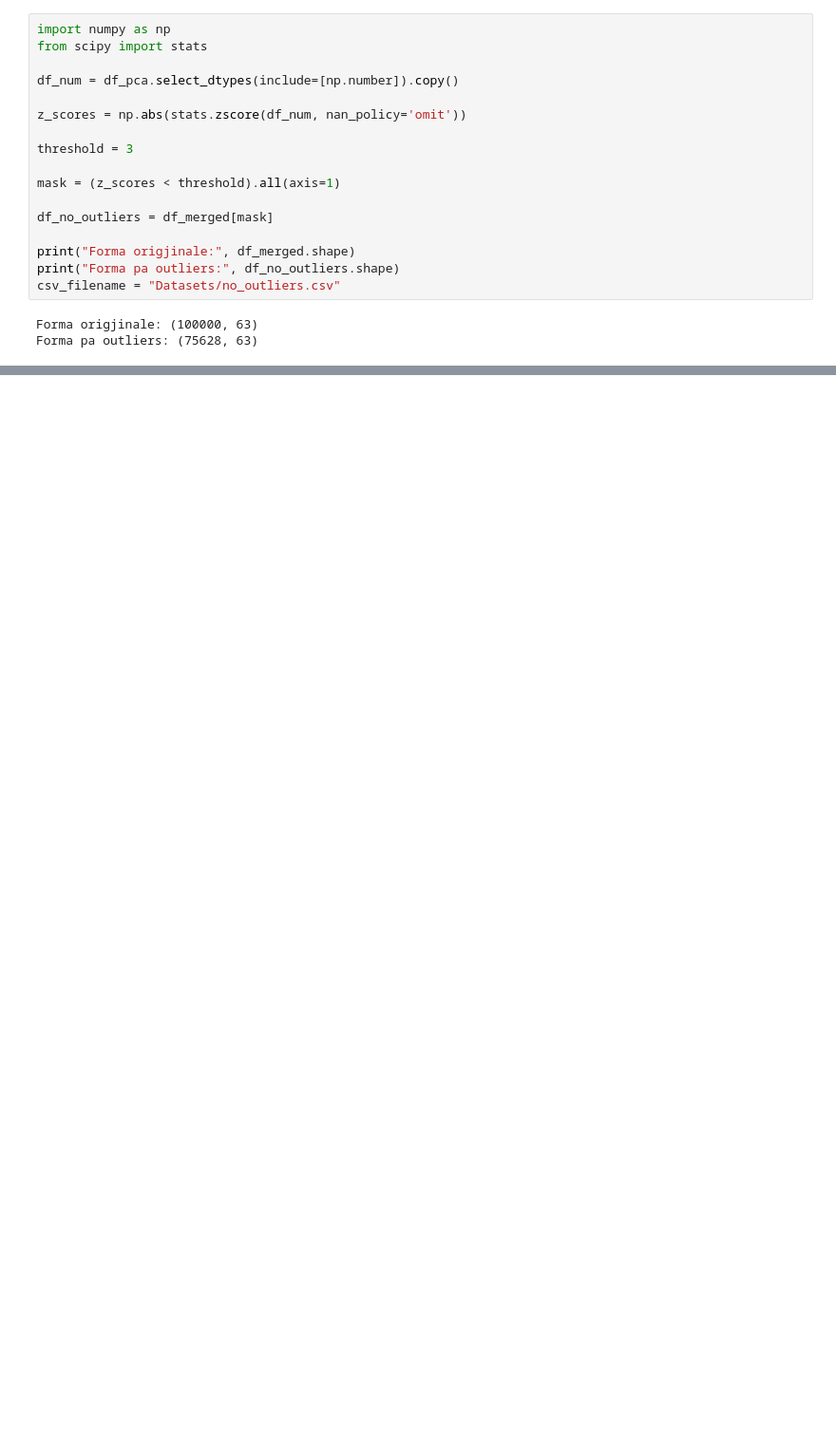
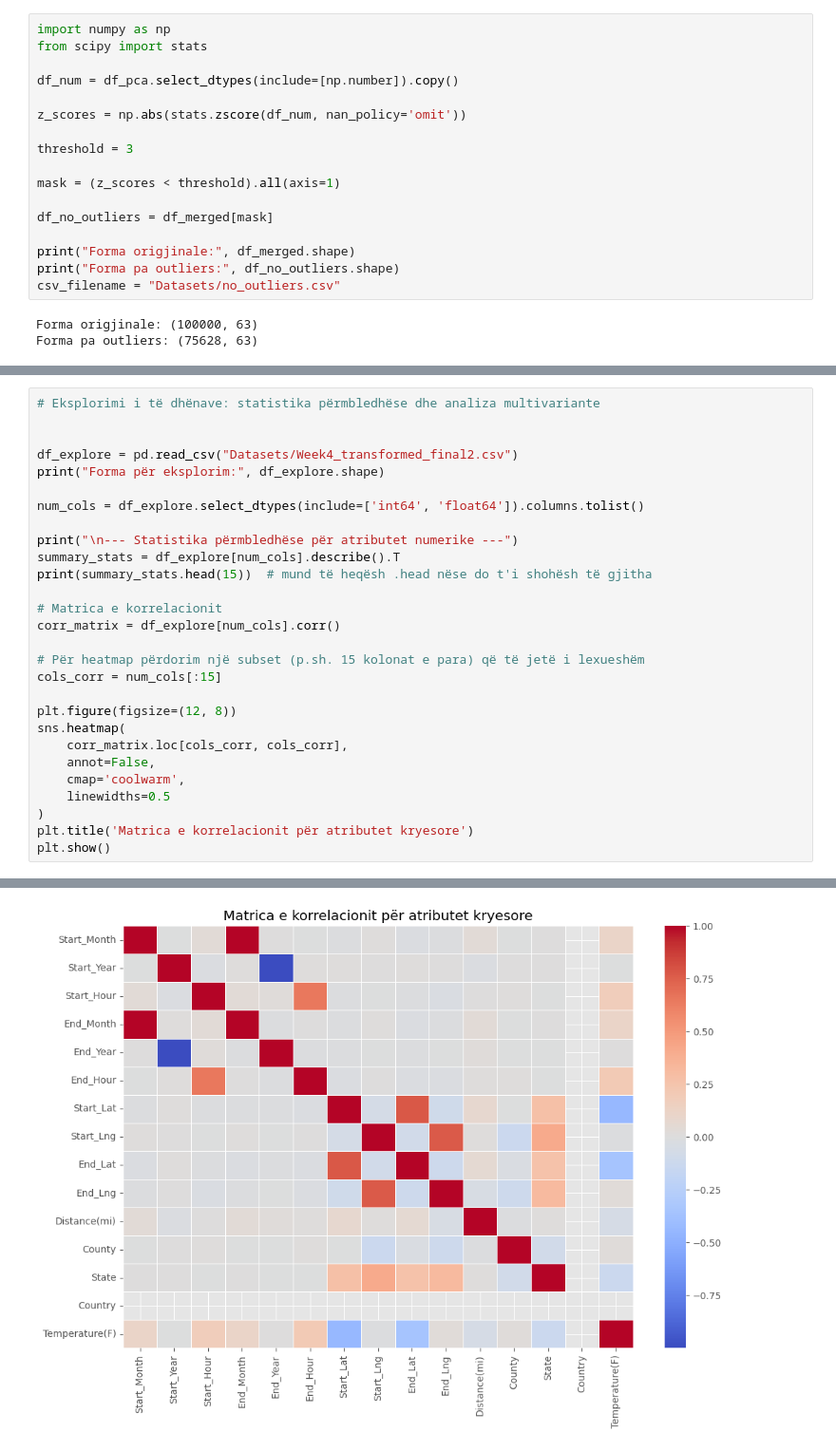
Before and after one commit to DiellzaPervetica/PVDSH_Gr15_2025, a Jupyter notebook: main.ipynb, the cells around one changed output, grey strips where cells are left out. Shown at 95% size. Cells and saved outputs as stored; diff of their text form; blank space fills up the shorter version.

```diff
--- a/main.ipynb
+++ b/main.ipynb
@@ -1305,0 +1851,29 @@ Forma pa outliers: (75628, 63)
+# %%
+# Eksplorimi i të dhënave: statistika përmbledhëse dhe analiza multivariante
+
+
+df_explore = pd.read_csv("Datasets/Week4_transformed_final2.csv")
+print("Forma për eksplorim:", df_explore.shape)
+
+num_cols = df_explore.select_dtypes(include=['int64', 'float64']).columns.tolist()
+
+print("\n--- Statistika përmbledhëse për atributet numerike ---")
+summary_stats = df_explore[num_cols].describe().T
+print(summary_stats.head(15))  # mund të heqësh .head nëse do t'i shohësh të gjitha
+
+# Matrica e korrelacionit
+corr_matrix = df_explore[num_cols].corr()
+
+# Për heatmap përdorim një subset (p.sh. 15 kolonat e para) që të jetë i lexueshëm
+cols_corr = num_cols[:15]
+
+plt.figure(figsize=(12, 8))
+sns.heatmap(
+    corr_matrix.loc[cols_corr, cols_corr],
+    annot=False,
+    cmap='coolwarm',
+    linewidths=0.5
+)
+plt.title('Matrica e korrelacionit për atributet kryesore')
+plt.show()
+# %% [output]
@@ -1305,0 +1897 @@ Forma pa outliers: (75628, 63)
+[figure, added]
```
Also changed, not shown: parts of 27 cells of this notebook.
